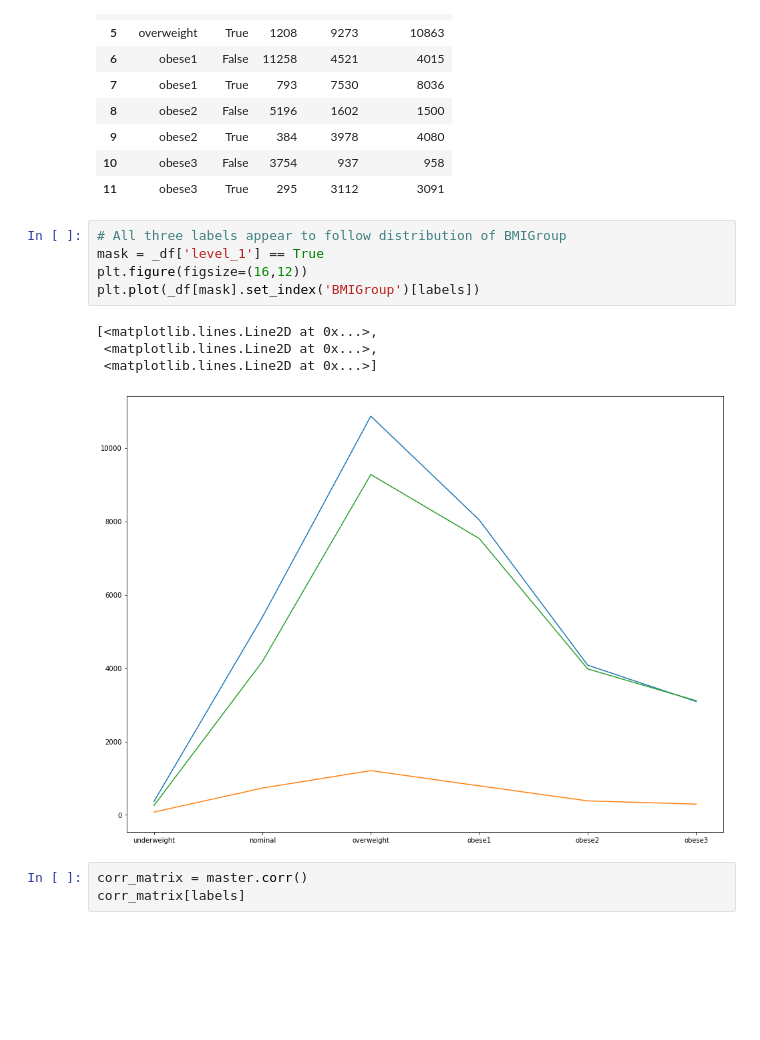
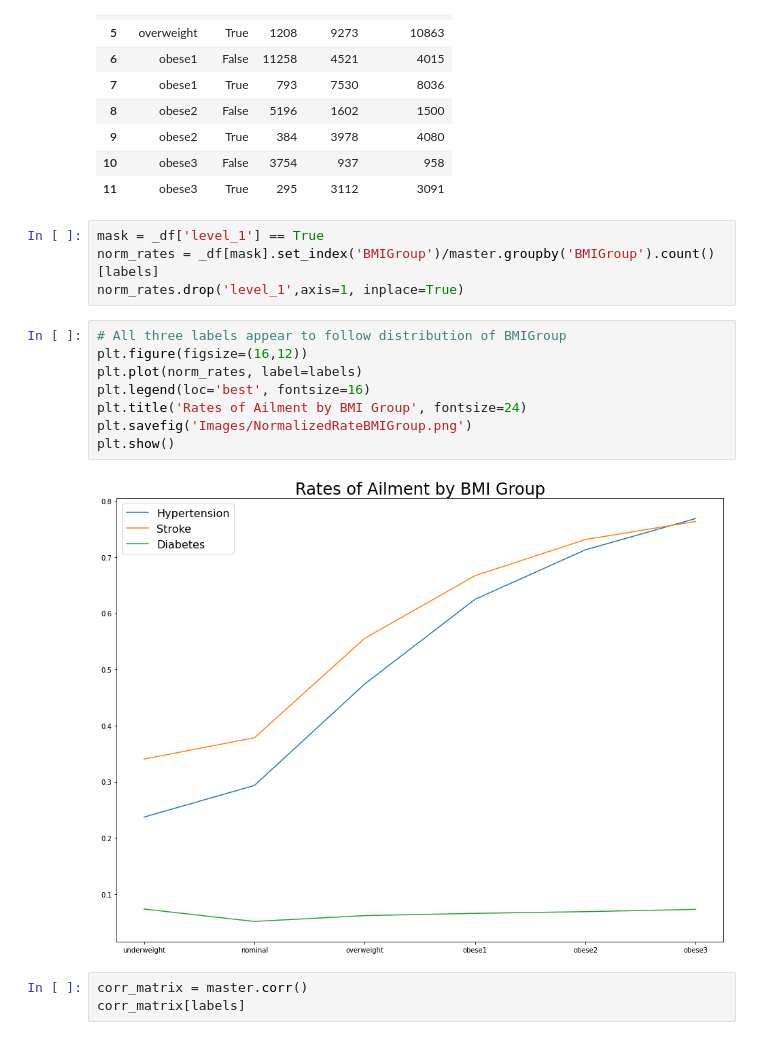
Before and after one commit to CharlesPizza/HealthRiskAssessment, a Jupyter notebook: Health Prediction.ipynb, the cells around one changed output. Saved outputs shown, nothing was run; the diff lists cells and outputs as text; blank space fills up the shorter version.

```diff
--- a/Health Prediction.ipynb
+++ b/Health Prediction.ipynb
@@ -374,16 +390,20 @@ _df
 | 9 | obese2 | True | 384 | 3978 | 4080 |
 | 10 | obese3 | False | 3754 | 937 | 958 |
 | 11 | obese3 | True | 295 | 3112 | 3091 |
+# %%
+mask = _df['level_1'] == True
+norm_rates = _df[mask].set_index('BMIGroup')/master.groupby('BMIGroup').count()[labels]
+norm_rates.drop('level_1',axis=1, inplace=True)
 # %%
 # All three labels appear to follow distribution of BMIGroup
-mask = _df['level_1'] == True
 plt.figure(figsize=(16,12))
-plt.plot(_df[mask].set_index('BMIGroup')[labels])
+plt.plot(norm_rates, label=labels)
+plt.legend(loc='best', fontsize=16)
+plt.title('Rates of Ailment by BMI Group', fontsize=24)
+plt.savefig('Images/NormalizedRateBMIGroup.png')
+plt.show()
 # %% [output]
-[<matplotlib.lines.Line2D at 0x...>,
- <matplotlib.lines.Line2D at 0x...>,
- <matplotlib.lines.Line2D at 0x...>]
-[figure, old version]
+[figure, new version]
 # %%
 corr_matrix = master.corr()
 corr_matrix[labels]
```
Also changed, not shown: parts of 29 cells of this notebook, 3 other files.
